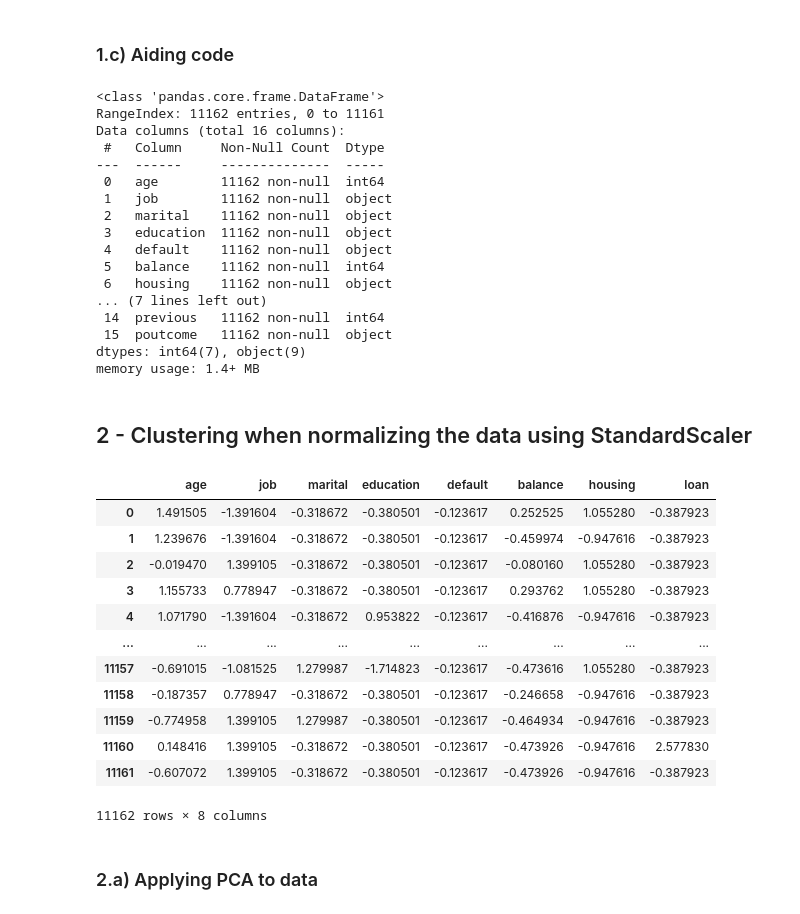
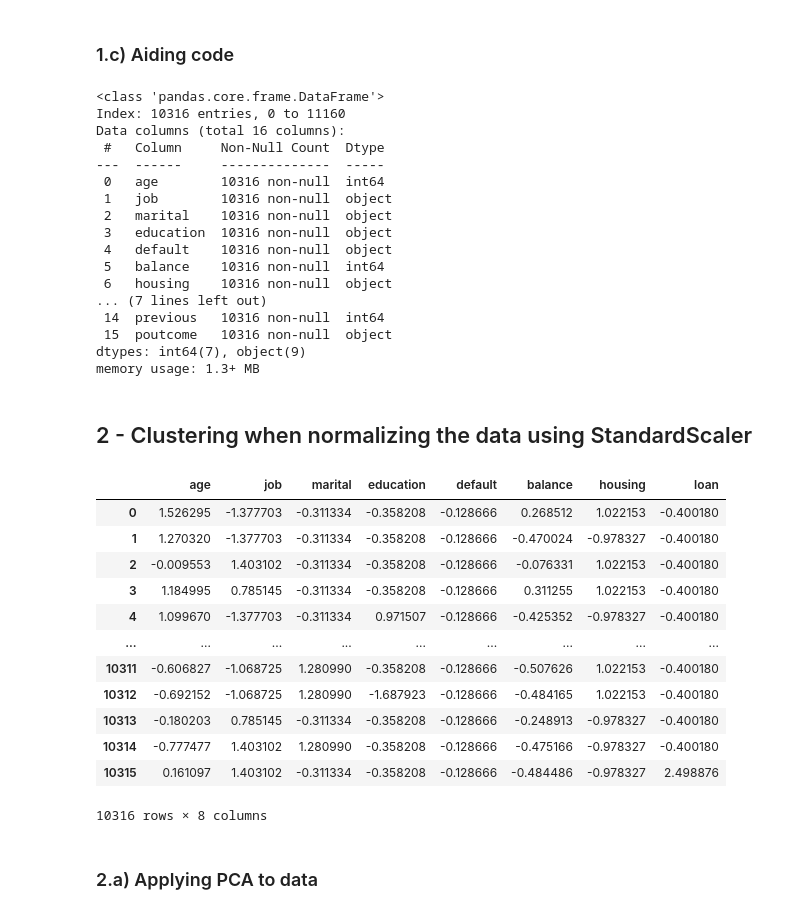
Before and after one commit to jppf22/HW4_Machine_Learning, a Jupyter notebook: code.ipynb, the cells around one changed output. Saved outputs shown, nothing was run; the diff lists cells and outputs as text; code cells hidden in the pictures.

```diff
--- a/code.ipynb
+++ b/code.ipynb
@@ -13,23 +13,25 @@ import seaborn as sns
 dataset_file_path = "accounts.csv"
 
 data_df = pd.read_csv(dataset_file_path)
-data_df.drop_duplicates()
-
 data_labels = data_df.columns
 n_labels_to_keep = 8
 
-#np.where(pd.isnull(data_df))
-#np.where(pd.isna(data_df))
-#both return 0, so no null or missing entries
-
 X = data_df.drop(axis=1, labels=data_labels[n_labels_to_keep:])
 
+''' #This approach corresponds to a possible interpretation of the worksheet where    #categorical variables are kept to 1 column, meaning the index within the generated #dummie columns is what is actually used in the column.
 
 for label in data_labels[0:n_labels_to_keep]:
     if label != 'age' and label != 'balance': #these two categories are numerical
         X[label] = [np.where(x)[0][0] for x in pd.get_dummies(X[label], dtype='int64').values]
+'''
 
-y = pd.get_dummies(data_df["deposit"], drop_first=True, dtype='int64') # 1 - "yes", 0 - "no"
+X = pd.get_dummies(X, drop_first=True)
+X = X.drop_duplicates()
+X = X.dropna()
+
+# Ensure data_df has the same entries as X
+data_df = data_df.loc[X.index]
+
 X
 # %% [output]
 |  | age | job | marital | education | default | balance | housing | loan |
@@ -52,9 +54,7 @@ from sklearn.preprocessing import MinMaxScaler
 
 ## MinMaxScaler Data Normalization
 scaler = MinMaxScaler()
-scaler.fit(X)
-
-X_scaled = pd.DataFrame(scaler.transform(X), columns=data_labels[0:8])
+X_scaled = pd.DataFrame(scaler.fit_transform(X), columns=X.columns)
 
 X_scaled
 # %% [output]
@@ -104,47 +104,46 @@ plt.show()
 data_df.drop(axis=1, labels="deposit").info()
 # %% [output]
 <class 'pandas.core.frame.DataFrame'>
-RangeIndex: 11162 entries, 0 to 11161
+Index: 10316 entries, 0 to 11160
 Data columns (total 16 columns):
  #   Column     Non-Null Count  Dtype
 ---  ------     --------------  -----
- 0   age        11162 non-null  int64
- 1   job        11162 non-null  object
- 2   marital    11162 non-null  object
- 3   education  11162 non-null  object
- 4   default    11162 non-null  object
- 5   balance    11162 non-null  int64
- 6   housing    11162 non-null  object
+ 0   age        10316 non-null  int64
+ 1   job        10316 non-null  object
+ 2   marital    10316 non-null  object
+ 3   education  10316 non-null  object
+ 4   default    10316 non-null  object
+ 5   balance    10316 non-null  int64
+ 6   housing    10316 non-null  object
 ... (7 lines left out)
- 14  previous   11162 non-null  int64
- 15  poutcome   11162 non-null  object
+ 14  previous   10316 non-null  int64
+ 15  poutcome   10316 non-null  object
 dtypes: int64(7), object(9)
-memory usage: 1.4+ MB
+memory usage: 1.3+ MB
 # %% [markdown]
 ## 2 - Clustering when normalizing the data using StandardScaler
 # %%
 from sklearn.preprocessing import StandardScaler
 
 ## StandardScaler Data Normalization
 scaler = StandardScaler()
-scaler.fit(X)
 
-X_scaled = pd.DataFrame(scaler.transform(X), columns=data_labels[0:8])
+X_scaled = pd.DataFrame(scaler.fit_transform(X),columns=X.columns)
 
 X_scaled
 # %% [output]
 |  | age | job | marital | education | default | balance | housing | loan |
-| 0 | 1.491505 | -1.391604 | -0.318672 | -0.380501 | -0.123617 | 0.252525 | 1.055280 | -0.387923 |
-| 1 | 1.239676 | -1.391604 | -0.318672 | -0.380501 | -0.123617 | -0.459974 | -0.947616 | -0.387923 |
-| 2 | -0.019470 | 1.399105 | -0.318672 | -0.380501 | -0.123617 | -0.080160 | 1.055280 | -0.387923 |
-| 3 | 1.155733 | 0.778947 | -0.318672 | -0.380501 | -0.123617 | 0.293762 | 1.055280 | -0.387923 |
-| 4 | 1.071790 | -1.391604 | -0.318672 | 0.953822 | -0.123617 | -0.416876 | -0.947616 | -0.387923 |
+| 0 | 1.526295 | -1.377703 | -0.311334 | -0.358208 | -0.128666 | 0.268512 | 1.022153 | -0.400180 |
+| 1 | 1.270320 | -1.377703 | -0.311334 | -0.358208 | -0.128666 | -0.470024 | -0.978327 | -0.400180 |
+| 2 | -0.009553 | 1.403102 | -0.311334 | -0.358208 | -0.128666 | -0.076331 | 1.022153 | -0.400180 |
+| 3 | 1.184995 | 0.785145 | -0.311334 | -0.358208 | -0.128666 | 0.311255 | 1.022153 | -0.400180 |
+| 4 | 1.099670 | -1.377703 | -0.311334 | 0.971507 | -0.128666 | -0.425352 | -0.978327 | -0.400180 |
 | ... | ... | ... | ... | ... | ... | ... | ... | ... |
-| 11157 | -0.691015 | -1.081525 | 1.279987 | -1.714823 | -0.123617 | -0.473616 | 1.055280 | -0.387923 |
-| 11158 | -0.187357 | 0.778947 | -0.318672 | -0.380501 | -0.123617 | -0.246658 | -0.947616 | -0.387923 |
-| 11159 | -0.774958 | 1.399105 | 1.279987 | -0.380501 | -0.123617 | -0.464934 | -0.947616 | -0.387923 |
-| 11160 | 0.148416 | 1.399105 | -0.318672 | -0.380501 | -0.123617 | -0.473926 | -0.947616 | 2.577830 |
-| 11161 | -0.607072 | 1.399105 | -0.318672 | -0.380501 | -0.123617 | -0.473926 | -0.947616 | -0.387923 |
+| 10311 | -0.606827 | -1.068725 | 1.280990 | -0.358208 | -0.128666 | -0.507626 | 1.022153 | -0.400180 |
+| 10312 | -0.692152 | -1.068725 | 1.280990 | -1.687923 | -0.128666 | -0.484165 | 1.022153 | -0.400180 |
+| 10313 | -0.180203 | 0.785145 | -0.311334 | -0.358208 | -0.128666 | -0.248913 | -0.978327 | -0.400180 |
+| 10314 | -0.777477 | 1.403102 | 1.280990 | -0.358208 | -0.128666 | -0.475166 | -0.978327 | -0.400180 |
+| 10315 | 0.161097 | 1.403102 | -0.311334 | -0.358208 | -0.128666 | -0.484486 | -0.978327 | 2.498876 |
-11162 rows × 8 columns
+10316 rows × 8 columns
 # %% [markdown]
 ### 2.a) Applying PCA to data
```
Also changed, not shown: parts of 10 cells of this notebook, 5 other files.
